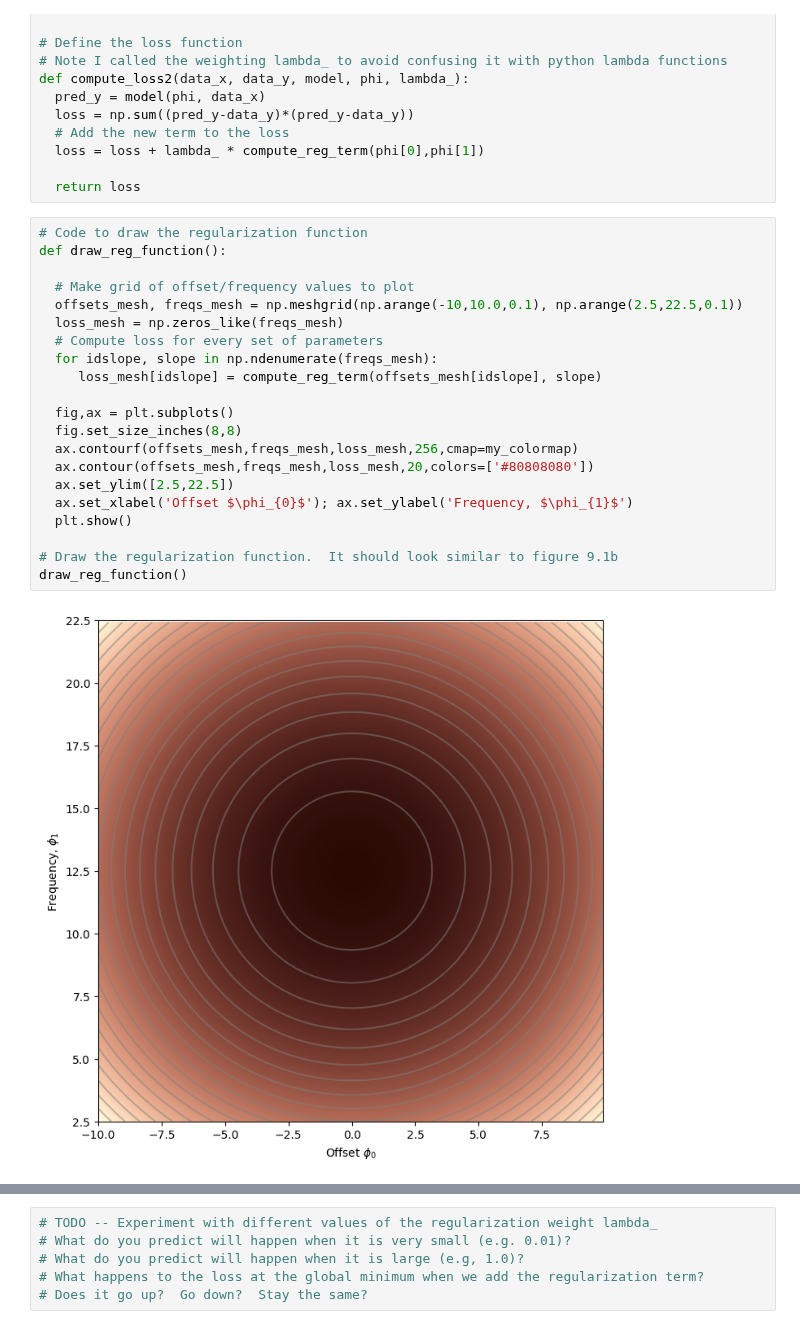
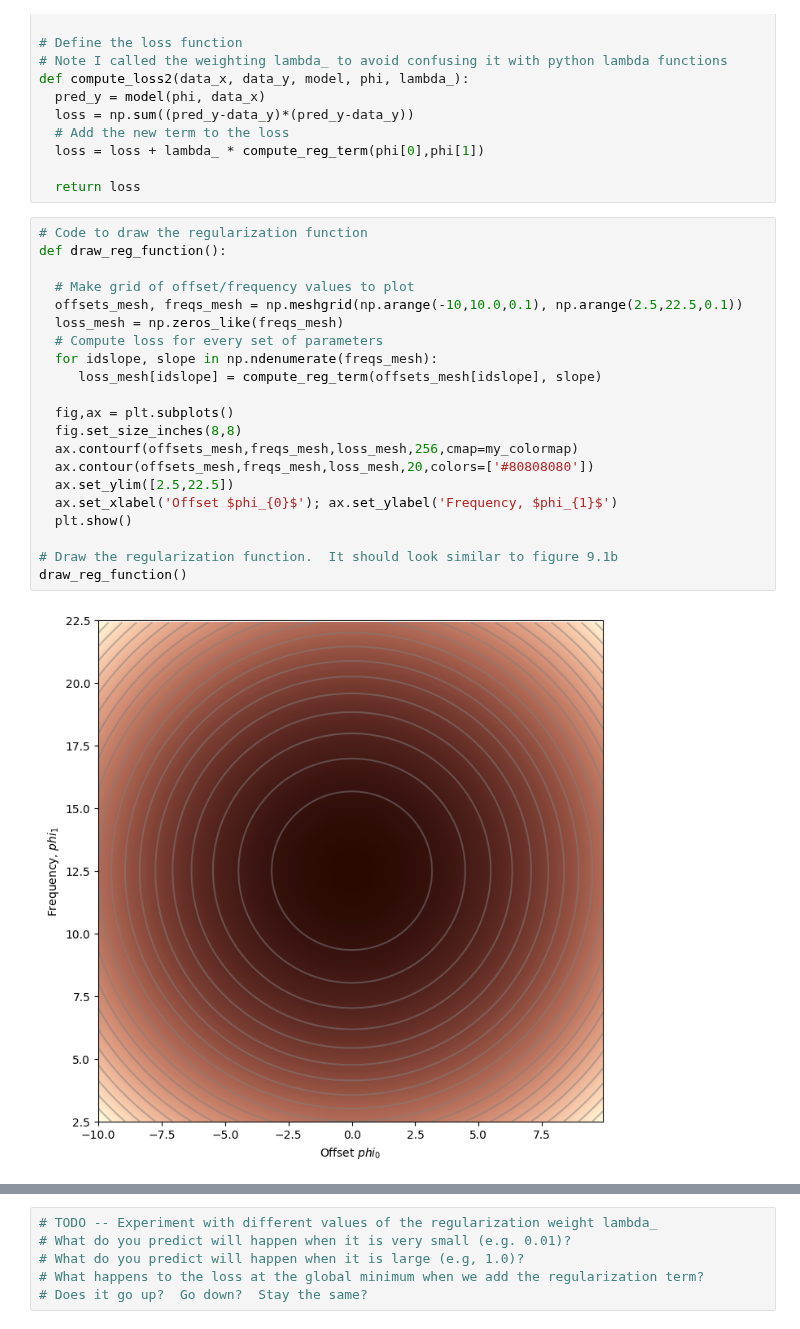
Before and after one commit to MahmoudAshrafYadem/udlbook-Ai_Mahmoud-ibrahim-Ahmed, a Jupyter notebook: Notebooks/Chap09/9_1_L2_Regularization.ipynb, the cells around one changed output, grey strips where cells are left out. Saved outputs shown, nothing was run; the diff lists cells and outputs as text.

```diff
--- a/Notebooks/Chap09/9_1_L2_Regularization.ipynb
+++ b/Notebooks/Chap09/9_1_L2_Regularization.ipynb
@@ -202,26 +202,26 @@ def compute_loss2(data_x, data_y, model, phi, lambda_):
 # %%
 # Code to draw the regularization function
 def draw_reg_function():
 
   # Make grid of offset/frequency values to plot
   offsets_mesh, freqs_mesh = np.meshgrid(np.arange(-10,10.0,0.1), np.arange(2.5,22.5,0.1))
   loss_mesh = np.zeros_like(freqs_mesh)
   # Compute loss for every set of parameters
   for idslope, slope in np.ndenumerate(freqs_mesh):
      loss_mesh[idslope] = compute_reg_term(offsets_mesh[idslope], slope)
 
   fig,ax = plt.subplots()
   fig.set_size_inches(8,8)
   ax.contourf(offsets_mesh,freqs_mesh,loss_mesh,256,cmap=my_colormap)
   ax.contour(offsets_mesh,freqs_mesh,loss_mesh,20,colors=['#80808080'])
   ax.set_ylim([2.5,22.5])
-  ax.set_xlabel('Offset $\phi_{0}$'); ax.set_ylabel('Frequency, $\phi_{1}$')
+  ax.set_xlabel('Offset $phi_{0}$'); ax.set_ylabel('Frequency, $phi_{1}$')
   plt.show()
 
 # Draw the regularization function.  It should look similar to figure 9.1b
 draw_reg_function()
 # %% [output]
-[figure, old version]
+[figure, new version]
 # %%
 # Code to draw loss function with regularization
 def draw_loss_function_reg(data,  model, lambda_, my_colormap, phi_iters = None):
```
Also changed, not shown: parts of 2 cells of this notebook.
